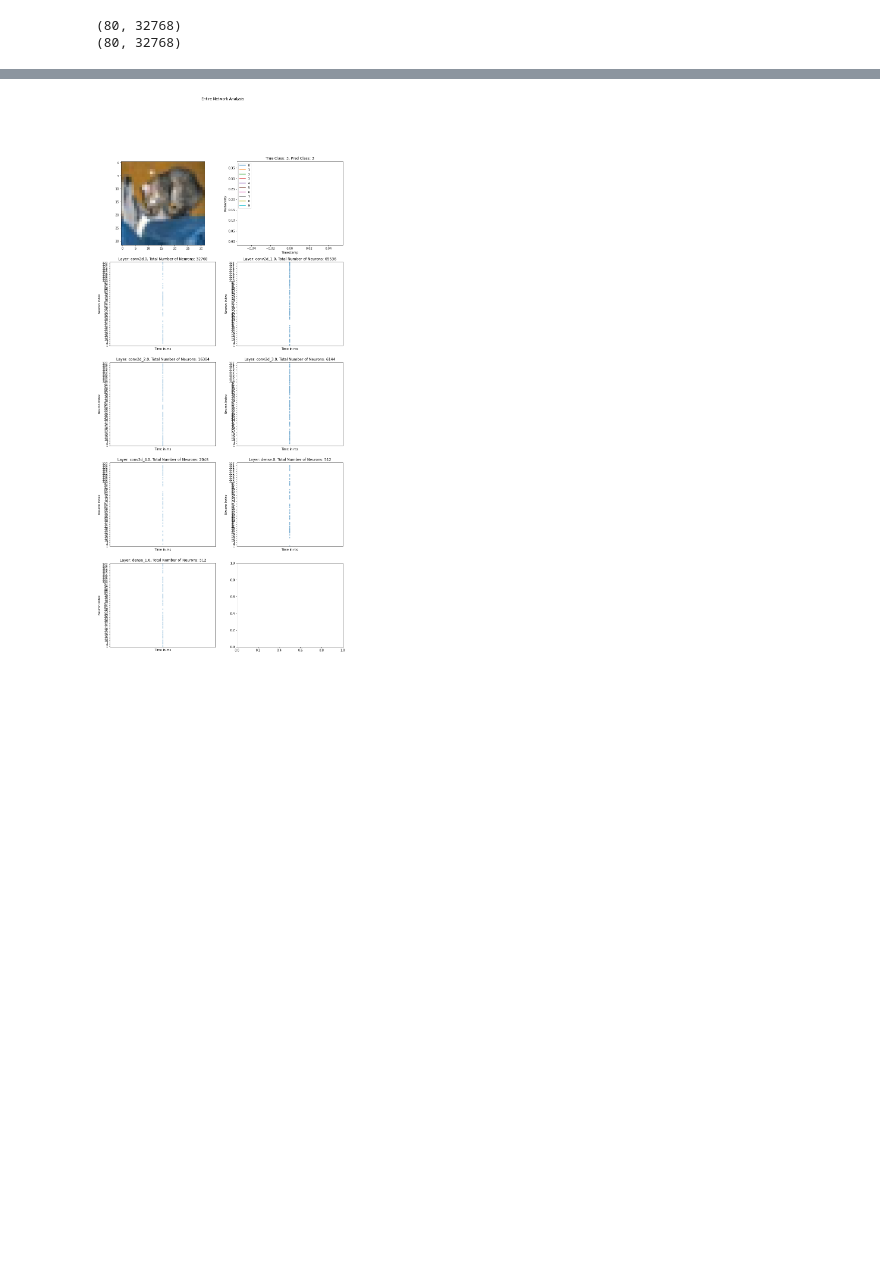
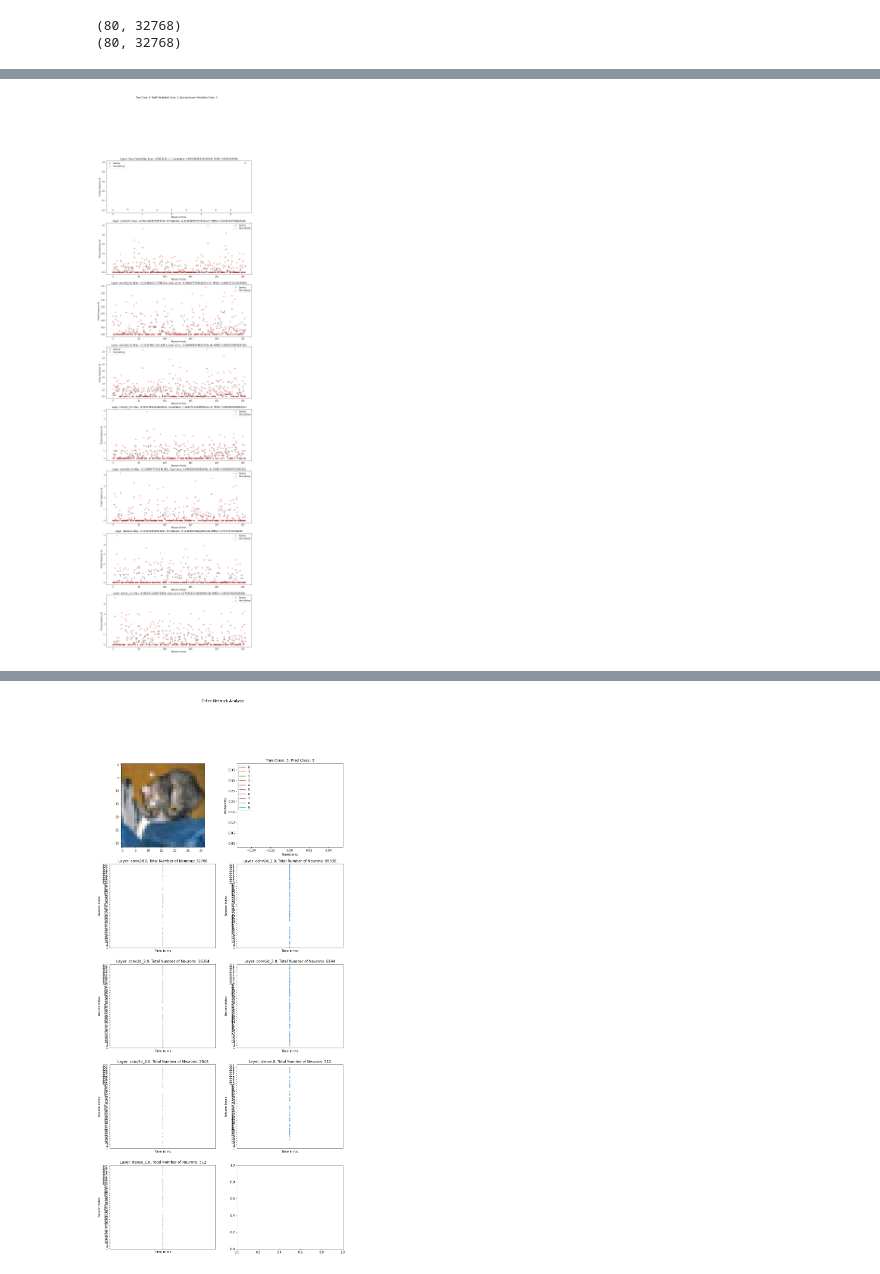
Before and after one commit to R-Gaurav/SpikingMaxPooling, a Jupyter notebook: ndl_plots/model_1_spikes_and_otpt_plots.ipynb, the cells around one changed output, grey strips where cells are left out. Saved outputs shown, nothing was run; the diff lists cells and outputs as text; code cells hidden in the pictures; blank space fills up the shorter version.

```diff
--- a/ndl_plots/model_1_spikes_and_otpt_plots.ipynb
+++ b/ndl_plots/model_1_spikes_and_otpt_plots.ipynb
@@ -55,3 +57,17 @@ print(len(sim.data[probe]))
+# %%
+di = 89
+plot_comparison_between_spiking_and_relu(600,
+                                         {
+                                             "acc_res": spks_ndl_otpt["acc_res"][di],
+                                             "spk_res": spks_ndl_otpt["spk_res"][di]
+                                         },
+                                         {
+                                            "acc_res": relu_ndl_otpt["acc_res"][di],
+                                             "spk_res": relu_ndl_otpt["spk_res"][di]
+                                         },
+                                        num_rndm_neurons=256)
+# %% [output]
+[figure, added]
 # %%
 di = 89
 plot_comparison_between_spiking_and_relu(600,
```
Also changed, not shown: parts of 9 cells of this notebook, 6 other files.
